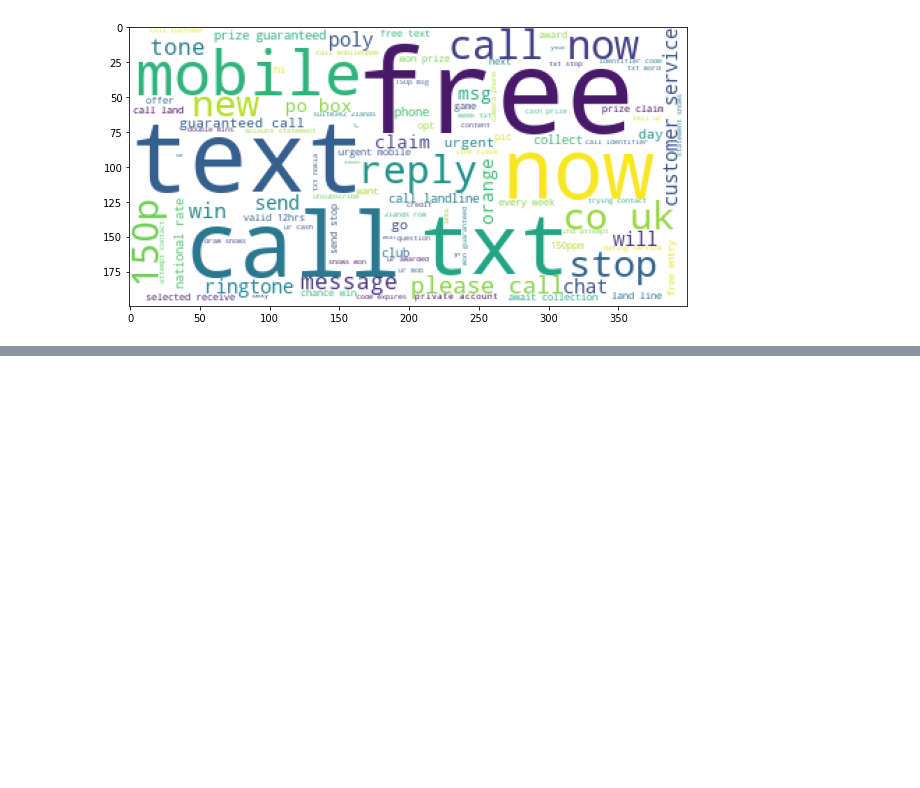
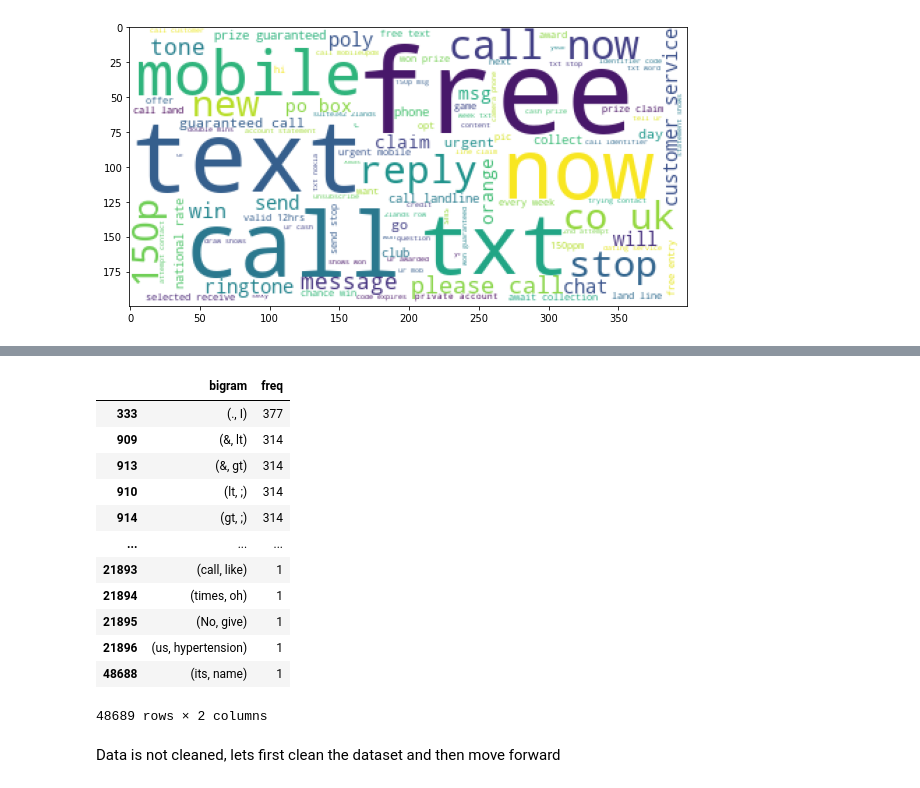
Before and after one commit to aayushkubb/Deep_Learning_Tutorial, a Jupyter notebook: LSTM_Spam_Classification.ipynb, the cells around one changed output, grey strips where cells are left out. Saved outputs shown, nothing was run; the diff lists cells and outputs as text; code cells hidden in the pictures; blank space fills up the shorter version.

```diff
--- a/LSTM_Spam_Classification.ipynb
+++ b/LSTM_Spam_Classification.ipynb
@@ -164,0 +195,29 @@ plt.show()
+# %%
+def collactions(sentences):
+  bigrams = nltk.collocations.BigramAssocMeasures()
+  bigramFinder = nltk.collocations.BigramCollocationFinder.from_documents(sentences)
+
+  #bigrams
+  bigram_freq = bigramFinder.ngram_fd.items()
+  bigramFreqTable = pd.DataFrame(list(bigram_freq), columns=['bigram','freq']).sort_values(by='freq', ascending=False)
+
+  return bigramFreqTable
+# %%
+sentences=[word_tokenize(i) for i in sms_data['SMS'].tolist()]
+collactions(sentences)
+# %% [output]
+|  | bigram | freq |
+| 333 | (., I) | 377 |
+| 909 | (&, lt) | 314 |
+| 913 | (&, gt) | 314 |
+| 910 | (lt, ;) | 314 |
+| 914 | (gt, ;) | 314 |
+| ... | ... | ... |
+| 21893 | (call, like) | 1 |
+| 21894 | (times, oh) | 1 |
+| 21895 | (No, give) | 1 |
+| 21896 | (us, hypertension) | 1 |
+| 48688 | (its, name) | 1 |
+48689 rows × 2 columns
+# %% [markdown]
+Data is not cleaned, lets first clean the dataset and then move forward
```
Also changed, not shown: parts of 6 cells of this notebook.
